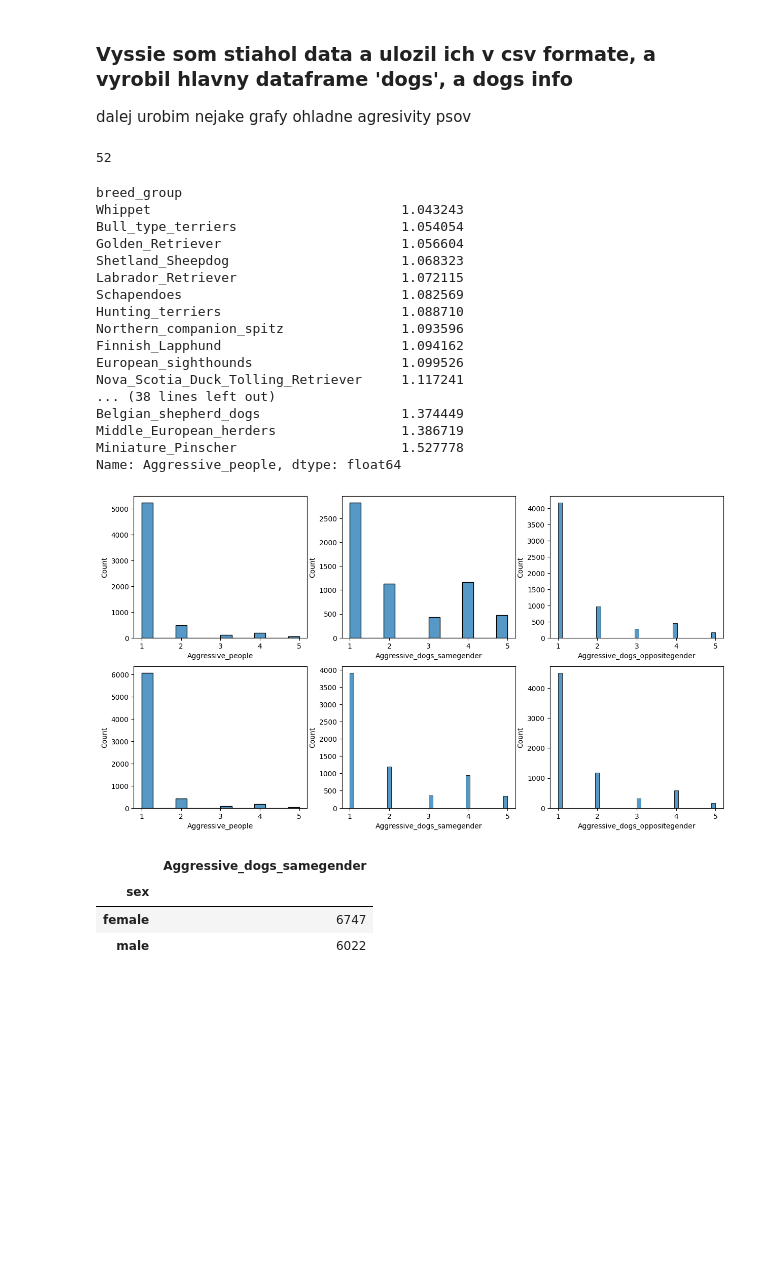
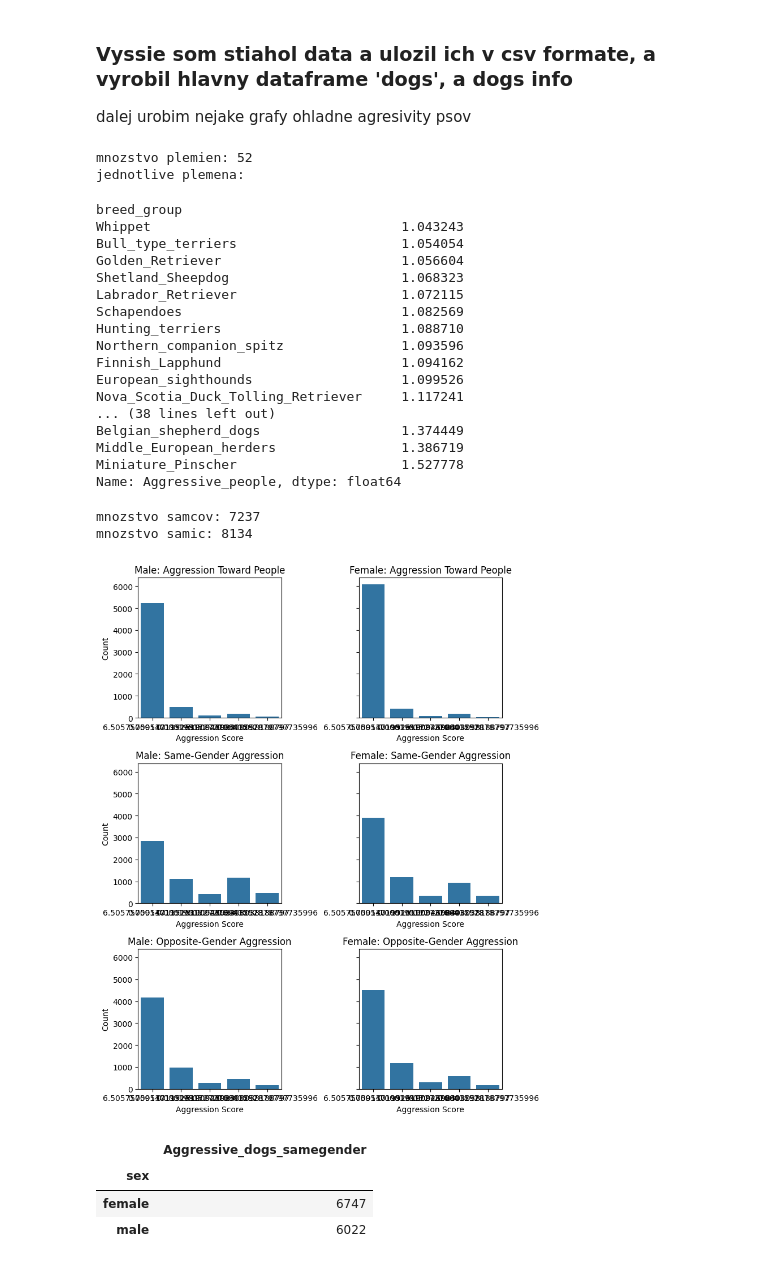
Before and after one commit to Retr-1/AnalyzaPsy, a Jupyter notebook: Analyza_psy.ipynb, the cells around one changed output. Drawn from its saved outputs; the diff is of its cells as text; code cells hidden in the pictures; blank space fills up the shorter version.

```diff
--- a/Analyza_psy.ipynb
+++ b/Analyza_psy.ipynb
@@ -47,37 +47,70 @@ Index(['weight_kg', 'ownership_reason', 'obtained_from', 'age_enter_household',
 ### Vyssie som stiahol data a ulozil ich v csv formate, a vyrobil hlavny dataframe 'dogs', a dogs info
 dalej urobim nejake grafy ohladne agresivity psov
 # %%
-print(len(dogs["breed_group"].unique()))
+print('mnozstvo plemien:', len(dogs["breed_group"].unique()))
 a = dogs.groupby("breed_group")["Aggressive_people"].mean(numeric_only=True)
+print("jednotlive plemena:")
 display(a.sort_values())
-plot, axes = plt.subplots(2, 3, figsize=(15, 8))
-sns.histplot(data=dogs.query("sex=='male'"), x='Aggressive_people', ax=axes[0][0])
-sns.histplot(data=dogs.query("sex=='male'"), x='Aggressive_dogs_samegender', ax=axes[0][1])
-sns.histplot(data=dogs.query("sex=='male'"), x='Aggressive_dogs_oppositegender', ax=axes[0][2])
-sns.histplot(data=dogs.query("sex=='female'"), x='Aggressive_people', ax=axes[1][0])
-sns.histplot(data=dogs.query("sex=='female'"), x='Aggressive_dogs_samegender', ax=axes[1][1])
-sns.histplot(data=dogs.query("sex=='female'"), x='Aggressive_dogs_oppositegender', ax=axes[1][2])
-plot.show()
+
+# dogs_na_tuto_tabulku = dogs.loc[:, ["Aggressive_people", 'Aggressive_dogs_samegender', 'Aggressive_dogs_oppositegender']]
+# dogs_na_tuto_tabulku["Aggressive_dogs_samegender"] = dogs_na_tuto_tabulku["Aggressive_dogs_samegender"]/len(dogs_na_tuto_tabulku["Aggressive_dogs_samegender"])
+# dogs_na_tuto_tabulku["Aggressive_people"] = dogs_na_tuto_tabulku["Aggressive_people"]/len(dogs_na_tuto_tabulku["Aggressive_people"])
+# dogs_na_tuto_tabulku["Aggressive_people"] = dogs_na_tuto_tabulku["Aggressive_dogs_oppositegender"]/len(dogs_na_tuto_tabulku["Aggressive_dogs_oppositegender"])
+
+print('mnozstvo samcov:', len(dogs.query("sex=='male'")))
+print('mnozstvo samic:', len(dogs.query("sex=='female'")))
+# plot, axes = plt.subplots(2, 3, figsize=(15, 8), sharey=True)
+
+male_count = len(dogs.query("sex=='male'"))
+female_count = len(dogs.query("sex=='female'"))
+plot, axes = plt.subplots(3, 2, figsize=(8, 10), sharey=True)
+
+
+# Male dogs
+sns.countplot(data=dogs.query("sex=='male'"), x='Aggressive_people', ax=axes[0][0])
+axes[0][0].set(title='Male: Aggression Toward People', xlabel='Aggression Score', ylabel='Count')
+
+sns.countplot(data=dogs.query("sex=='male'"), x='Aggressive_dogs_samegender', ax=axes[1][0])
+axes[1][0].set(title='Male: Same-Gender Aggression', xlabel='Aggression Score', ylabel='Count')
+
+sns.countplot(data=dogs.query("sex=='male'"), x='Aggressive_dogs_oppositegender', ax=axes[2][0])
+axes[2][0].set(title='Male: Opposite-Gender Aggression', xlabel='Aggression Score', ylabel='Count')
+
+# Female dogs
+sns.countplot(data=dogs.query("sex=='female'"), x='Aggressive_people', ax=axes[0][1])
+axes[0][1].set(title='Female: Aggression Toward People', xlabel='Aggression Score', ylabel='Count')
+
+sns.countplot(data=dogs.query("sex=='female'"), x='Aggressive_dogs_samegender', ax=axes[1][1])
+axes[1][1].set(title='Female: Same-Gender Aggression', xlabel='Aggression Score', ylabel='Count')
+
+sns.countplot(data=dogs.query("sex=='female'"), x='Aggressive_dogs_oppositegender', ax=axes[2][1])
+axes[2][1].set(title='Female: Opposite-Gender Aggression', xlabel='Aggression Score', ylabel='Count')
+
+plot.tight_layout()
+plt.show()
 # %% [output]
-52
+mnozstvo plemien: 52
+jednotlive plemena:
 breed_group
 Whippet                                1.043243
 Bull_type_terriers                     1.054054
 Golden_Retriever                       1.056604
 Shetland_Sheepdog                      1.068323
 Labrador_Retriever                     1.072115
 Schapendoes                            1.082569
 Hunting_terriers                       1.088710
 Northern_companion_spitz               1.093596
 Finnish_Lapphund                       1.094162
 European_sighthounds                   1.099526
 Nova_Scotia_Duck_Tolling_Retriever     1.117241
 ... (38 lines left out)
 Belgian_shepherd_dogs                  1.374449
 Middle_European_herders                1.386719
 Miniature_Pinscher                     1.527778
 Name: Aggressive_people, dtype: float64
+mnozstvo samcov: 7237
+mnozstvo samic: 8134
-[figure, old version]
+[figure, new version]
 # %%
 
 q = pd.DataFrame(dogs.groupby("sex")["Aggressive_dogs_samegender"].count())
```
Also changed, not shown: 1 other file.
